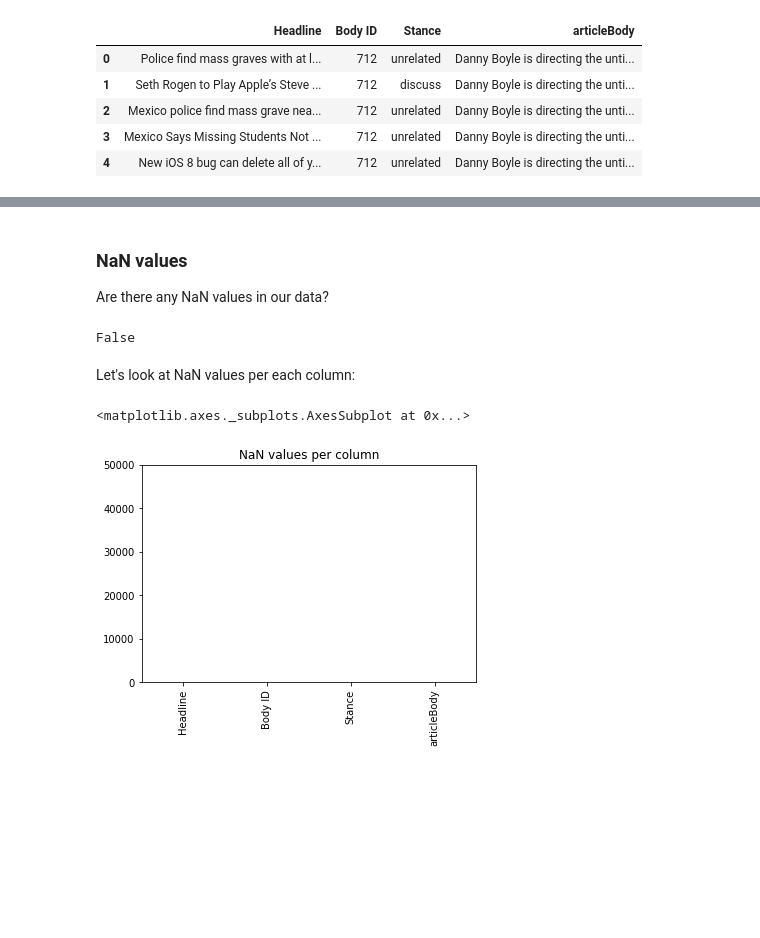
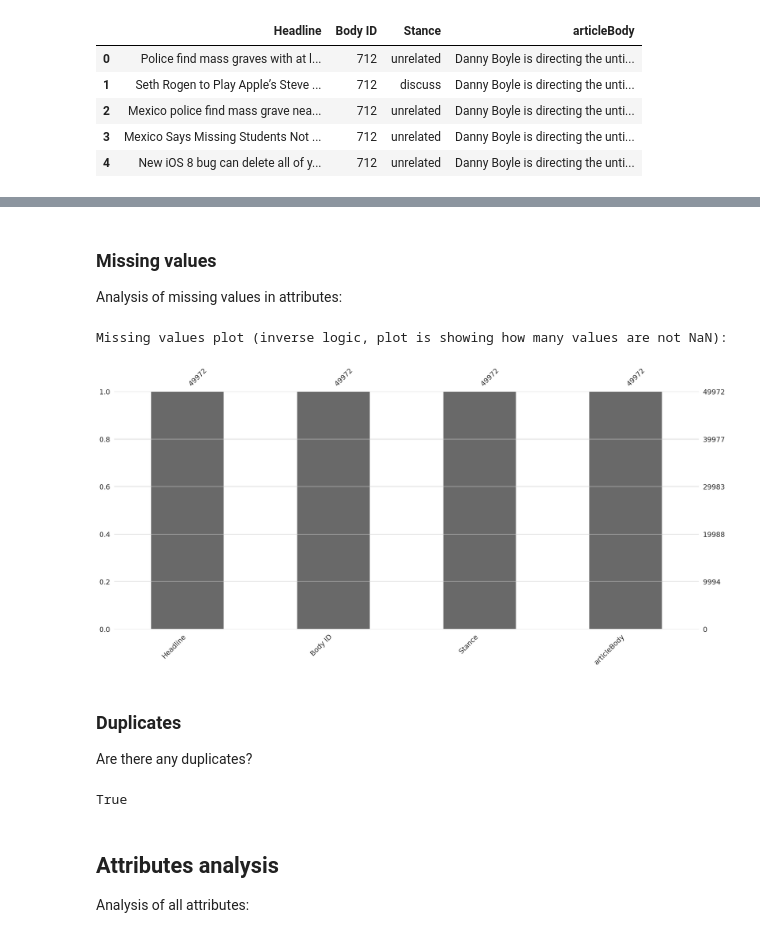
Before and after one commit to pmacinec/fake-news-datasets, a Jupyter notebook: datasets/fake_news_challenge/fake_news_challenge.ipynb, the cells around one changed output, grey strips where cells are left out. Cells and saved outputs as stored; diff of their text form; code cells hidden in the pictures; blank space fills up the shorter version.

```diff
--- a/datasets/fake_news_challenge/fake_news_challenge.ipynb
+++ b/datasets/fake_news_challenge/fake_news_challenge.ipynb
@@ -26 +21,13 @@ import seaborn as sns
+# %%
+# Change design of plots
+sns.set(style="whitegrid")
+
+# Change sizes and resolution of plots
+plt.rcParams['figure.figsize'] = (10, 6)
+%config InlineBackend.figure_format='retina'
+plt.rcParams.update({'font.size': 15})
+
+# Hide warnings
+import warnings
+warnings.filterwarnings('ignore')
 # %% [markdown]
@@ -85,15 +103,21 @@ df.describe(include='all')
+# %% [markdown]
+### Missing values
+
+Analysis of missing values in attributes:
+# %%
+missing_values_analysis(df)
+# %% [output]
+Missing values plot (inverse logic, plot is showing how many values are not NaN):
+[figure, added]
 # %% [markdown]
-### NaN values
+### Duplicates
 
-Are there any NaN values in our data?
+Are there any duplicates?
 # %%
-df.isnull().values.any()
+df.duplicated().any()
 # %% [output]
-False
+True
-# %% [markdown]
-Let's look at NaN values per each column:
-# %%
-df.isnull().sum().plot(kind='bar', ylim=(0, len(df)), title='NaN values per column')
-# %% [output]
-<matplotlib.axes._subplots.AxesSubplot at 0x...>
-[figure, removed]
+# %% [markdown]
+## Attributes analysis
+
+Analysis of all attributes:
```
Also changed, not shown: parts of 37 cells of this notebook, 2 other files.
